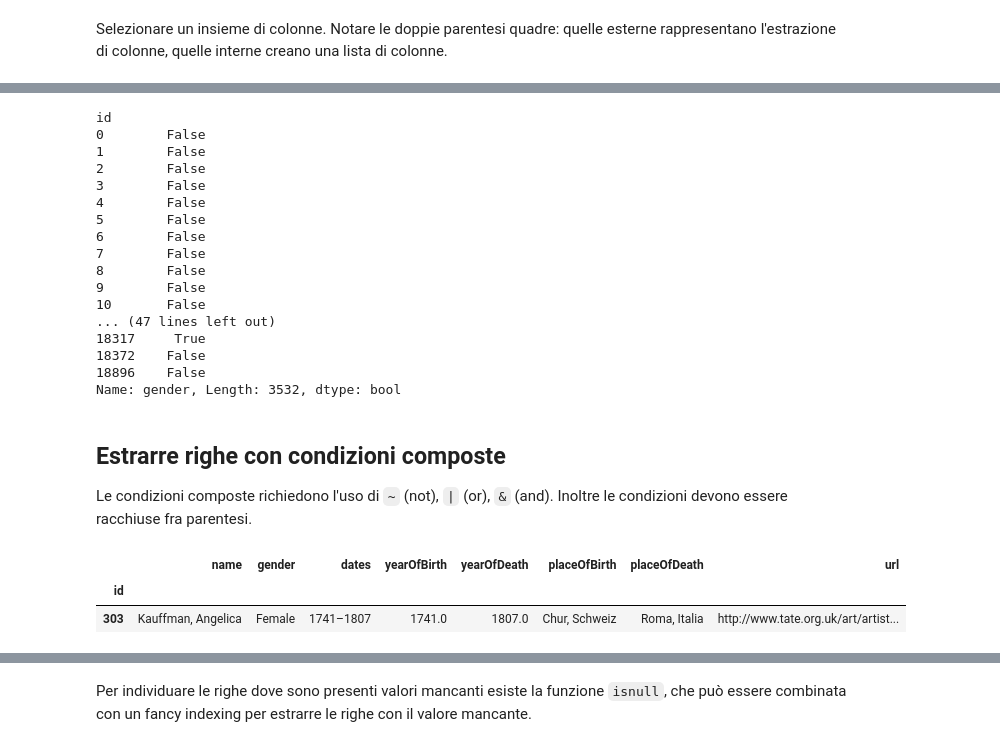
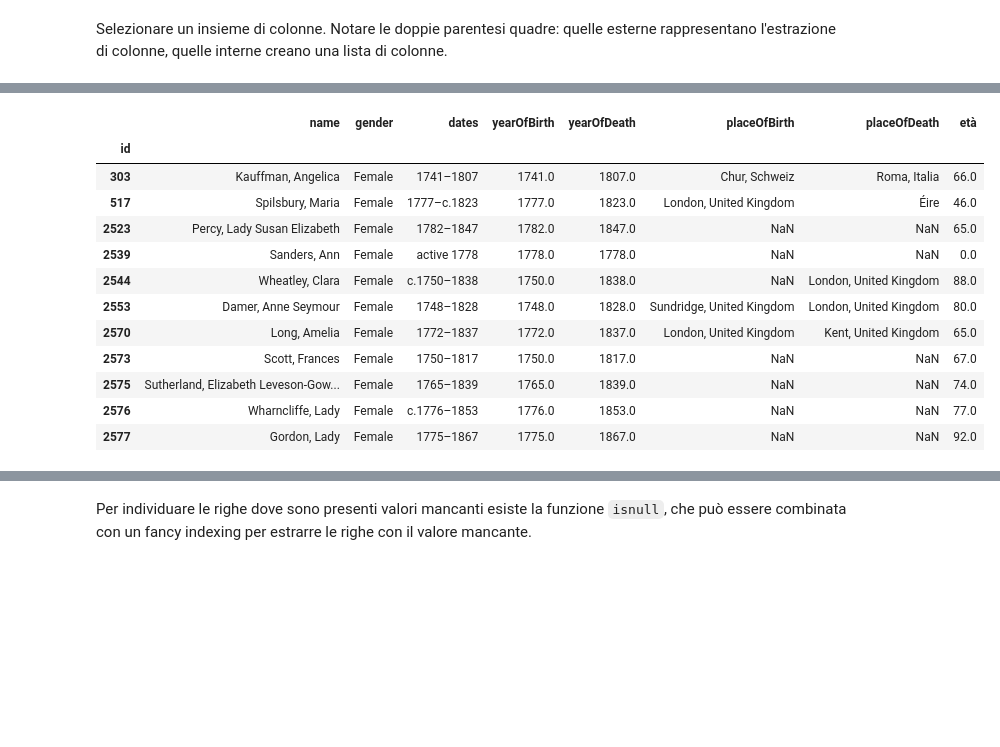
Before and after one commit to alfabetizzazione/python-alfabetizzazione-docenti, a Jupyter notebook: 09 dataframe e series.ipynb, the cells around one changed output, grey strips where cells are left out. Drawn from its saved outputs; the diff is of its cells as text; code cells hidden in the pictures; blank space fills up the shorter version.

```diff
--- a/09 dataframe e series.ipynb
+++ b/09 dataframe e series.ipynb
@@ -267,31 +447,18 @@ artisti[artisti['gender'] == 'Female']
 # %%
-artisti['gender'] == 'Female'
+artisti[(artisti['gender'] == 'Female') &
+        (artisti['yearOfBirth'] >= 1731) &
+        (artisti['yearOfBirth'] <= 1800)]
 # %% [output]
-id
-0        False
-1        False
-2        False
-3        False
-4        False
-5        False
-6        False
-7        False
-8        False
-9        False
-10       False
-... (47 lines left out)
-18317     True
-18372    False
-18896    False
-Name: gender, Length: 3532, dtype: bool
+|  | name | gender | dates | yearOfBirth | yearOfDeath | placeOfBirth | placeOfDeath | età |
+| id |  |  |  |  |  |  |  |  |
+| 303 | Kauffman, Angelica | Female | 1741–1807 | 1741.0 | 1807.0 | Chur, Schweiz | Roma, Italia | 66.0 |
+| 517 | Spilsbury, Maria | Female | 1777–c.1823 | 1777.0 | 1823.0 | London, United Kingdom | Éire | 46.0 |
+| 2523 | Percy, Lady Susan Elizabeth | Female | 1782–1847 | 1782.0 | 1847.0 | NaN | NaN | 65.0 |
+| 2539 | Sanders, Ann | Female | active 1778 | 1778.0 | 1778.0 | NaN | NaN | 0.0 |
+| 2544 | Wheatley, Clara | Female | c.1750–1838 | 1750.0 | 1838.0 | NaN | London, United Kingdom | 88.0 |
+| 2553 | Damer, Anne Seymour | Female | 1748–1828 | 1748.0 | 1828.0 | Sundridge, United Kingdom | London, United Kingdom | 80.0 |
+| 2570 | Long, Amelia | Female | 1772–1837 | 1772.0 | 1837.0 | London, United Kingdom | Kent, United Kingdom | 65.0 |
+| 2573 | Scott, Frances | Female | 1750–1817 | 1750.0 | 1817.0 | NaN | NaN | 67.0 |
+| 2575 | Sutherland, Elizabeth Leveson-Gow... | Female | 1765–1839 | 1765.0 | 1839.0 | NaN | NaN | 74.0 |
+| 2576 | Wharncliffe, Lady | Female | c.1776–1853 | 1776.0 | 1853.0 | NaN | NaN | 77.0 |
+| 2577 | Gordon, Lady | Female | 1775–1867 | 1775.0 | 1867.0 | NaN | NaN | 92.0 |
-# %% [markdown]
-## Estrarre righe con condizioni composte
-
-Le condizioni composte richiedono l'uso di `~` (not), `|` (or), `&` (and).
-Inoltre le condizioni devono essere racchiuse fra parentesi.
-# %%
-artisti[(artisti['gender'] == 'Female') & (artisti['yearOfBirth'] == 1741)]
-# %% [output]
-|  | name | gender | dates | yearOfBirth | yearOfDeath | placeOfBirth | placeOfDeath | url |
-| id |  |  |  |  |  |  |  |  |
-| 303 | Kauffman, Angelica | Female | 1741–1807 | 1741.0 | 1807.0 | Chur, Schweiz | Roma, Italia | http://www.tate.org.uk/art/artist... |
```
Also changed, not shown: parts of 78 cells of this notebook, 6 other files.
